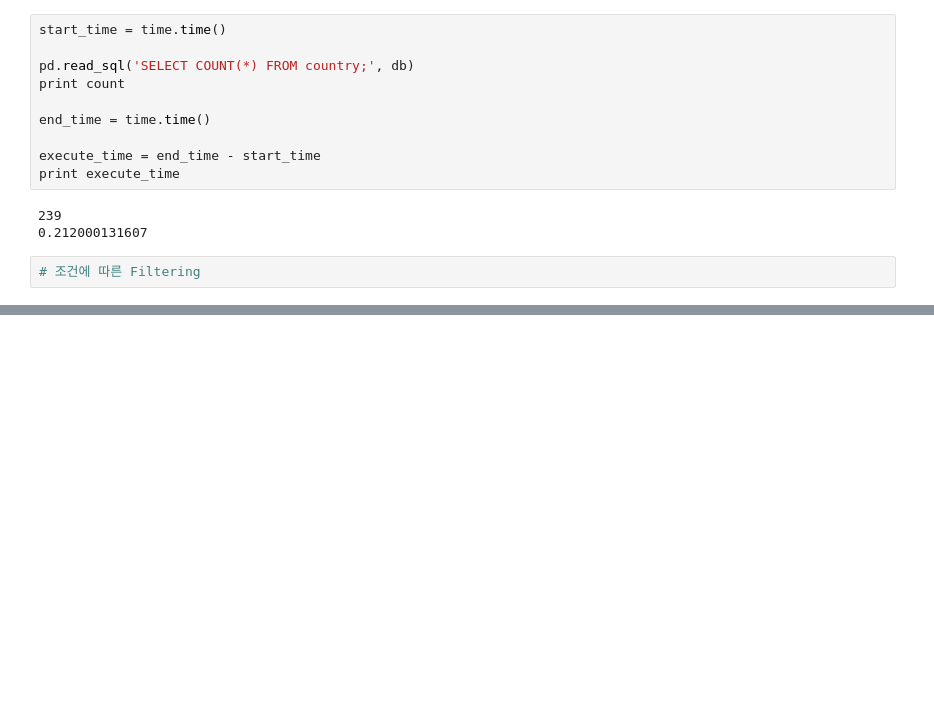
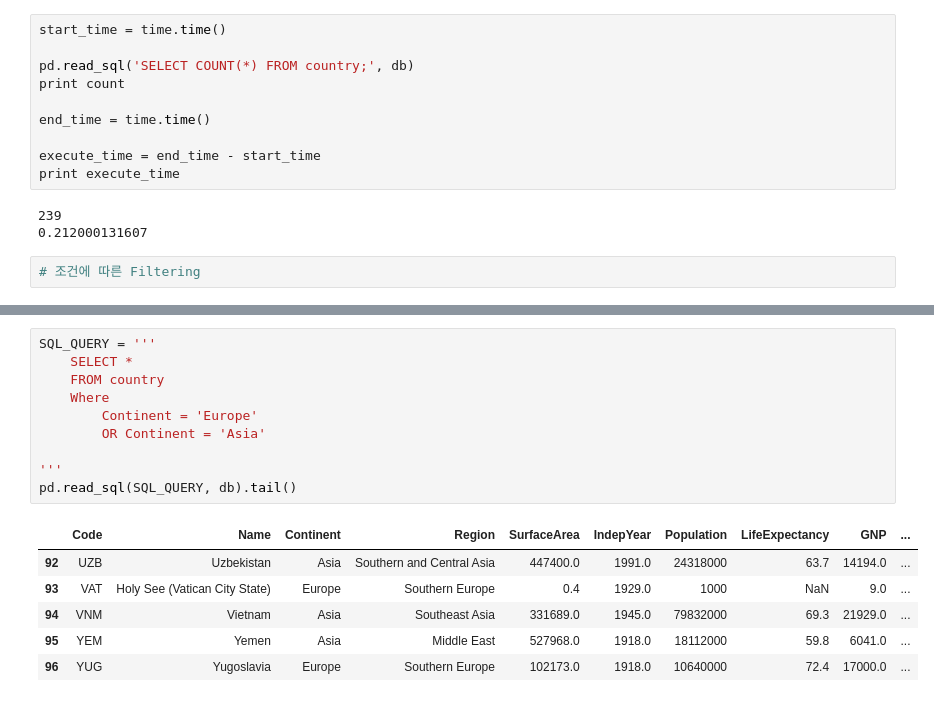
Before and after one commit to GD-park/python_basic, a Jupyter notebook: Practice/05-07.ipynb, the cells around one changed output, grey strips where cells are left out. Cells and saved outputs as stored; diff of their text form; blank space fills up the shorter version.

```diff
--- a/Practice/05-07.ipynb
+++ b/Practice/05-07.ipynb
@@ -177,0 +233,17 @@ country_df[is_europe]
+# %%
+SQL_QUERY = '''
+    SELECT *
+    FROM country
+    Where
+        Continent = 'Europe'
+        OR Continent = 'Asia'
+
+'''
+pd.read_sql(SQL_QUERY, db).tail()
+# %% [output]
+|  | Code | Name | Continent | Region | SurfaceArea | IndepYear | Population | LifeExpectancy | GNP | ... |
+| 92 | UZB | Uzbekistan | Asia | Southern and Central Asia | 447400.0 | 1991.0 | 24318000 | 63.7 | 14194.0 | ... |
+| 93 | VAT | Holy See (Vatican City State) | Europe | Southern Europe | 0.4 | 1929.0 | 1000 | NaN | 9.0 | ... |
+| 94 | VNM | Vietnam | Asia | Southeast Asia | 331689.0 | 1945.0 | 79832000 | 69.3 | 21929.0 | ... |
+| 95 | YEM | Yemen | Asia | Middle East | 527968.0 | 1918.0 | 18112000 | 59.8 | 6041.0 | ... |
+| 96 | YUG | Yugoslavia | Europe | Southern Europe | 102173.0 | 1918.0 | 10640000 | 72.4 | 17000.0 | ... |
```
Also changed, not shown: parts of 20 cells of this notebook.
